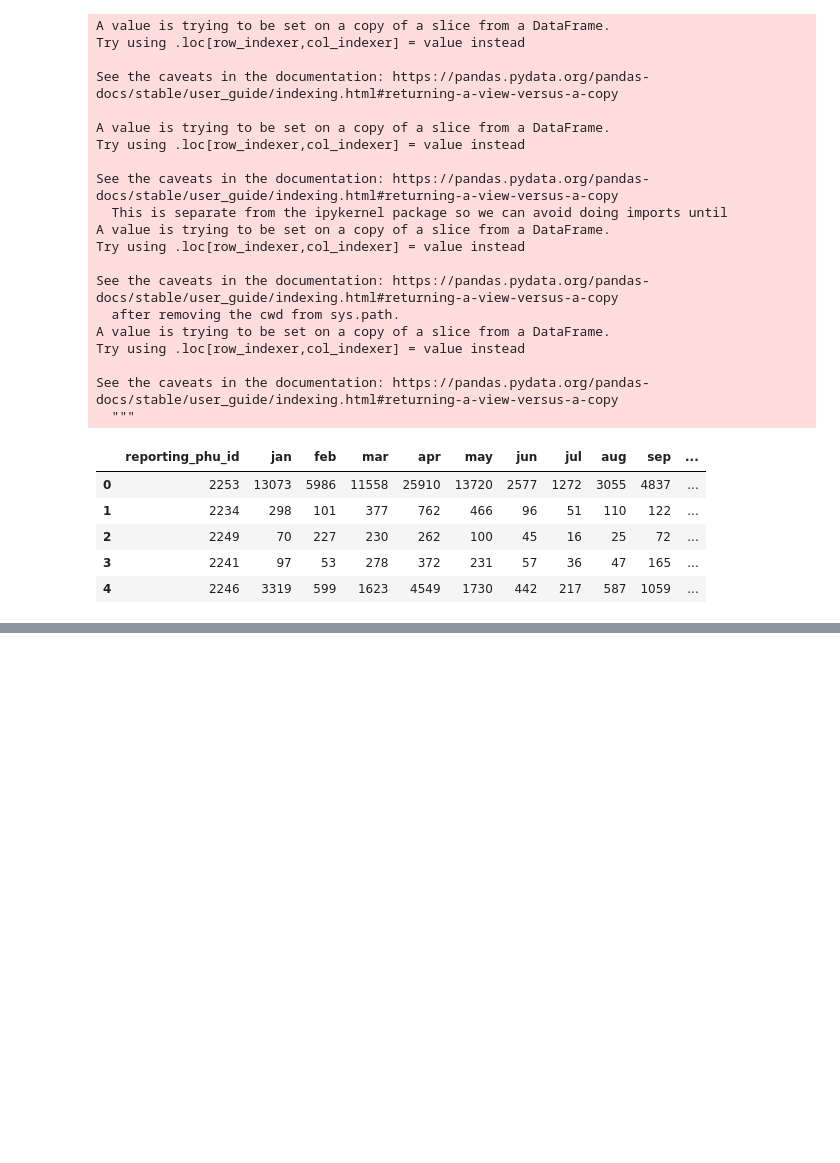
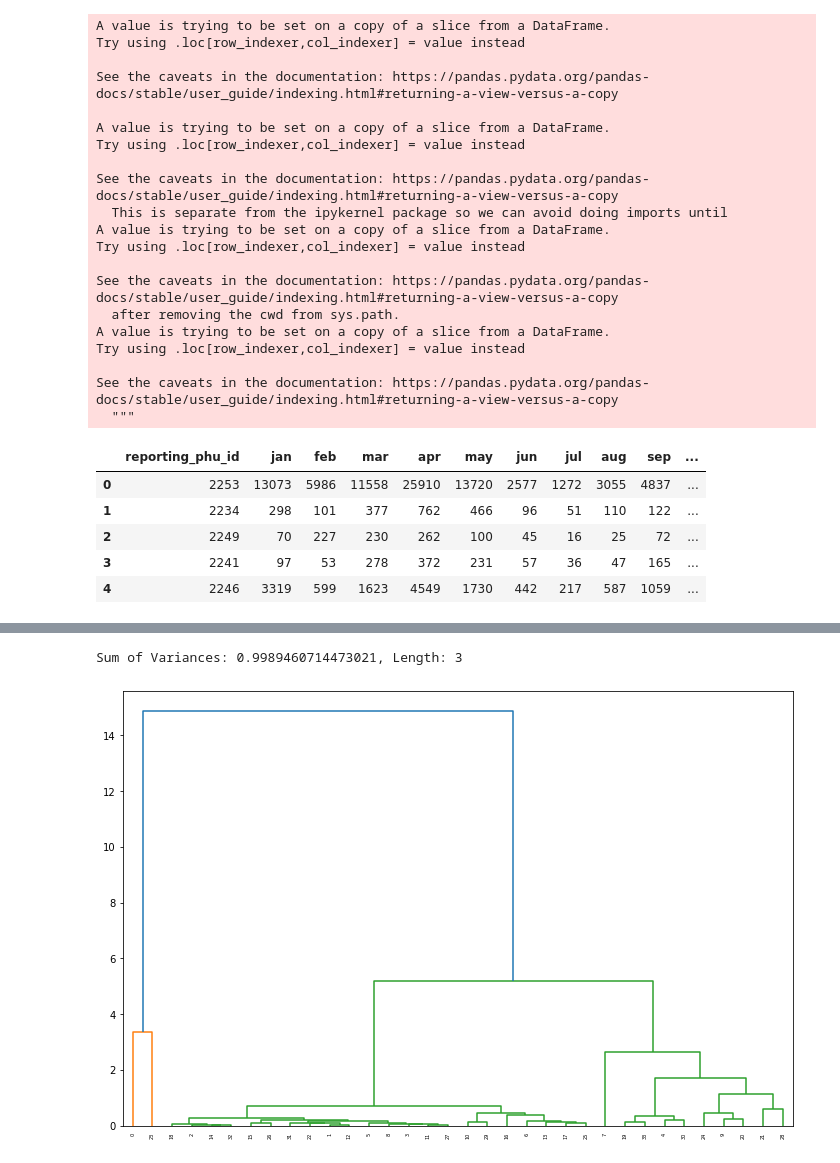
Before and after one commit to ramonmsa/COVID-19-Confirmed-Cases-in-Ontario, a Jupyter notebook: Model_Code/prototype3.ipynb, the cells around one changed output, grey strips where cells are left out. Drawn from its saved outputs; the diff is of its cells as text; code cells hidden in the pictures; blank space fills up the shorter version.

```diff
--- a/Model_Code/prototype3.ipynb
+++ b/Model_Code/prototype3.ipynb
@@ -91,0 +88,3 @@ caseDfRevised.head()
+# %%
+case_scaled = StandardScaler().fit_transform(caseDF_revised)
+print(case_scaled)
@@ -91,0 +148,18 @@ caseDfRevised.head()
+# %%
+cVariance = pca.explained_variance_ratio_
+print(f"Sum of Variances: {sum(cVariance)}, Length: {len(cVariance)}")
+# %% [output]
+Sum of Variances: 0.9989460714473021, Length: 3
+# %%
+mergings = linkage(case_scaled, method = 'ward')
+# %%
+# Generate a dendrogram
+plt.figure(figsize=(12,8))
+
+dendrogram(mergings,
+          leaf_rotation=90,
+          leaf_font_size=5)
+
+plt.show()
+# %% [output]
+[figure, added]
```
Also changed, not shown: parts of 9 cells of this notebook, 3 other files.
